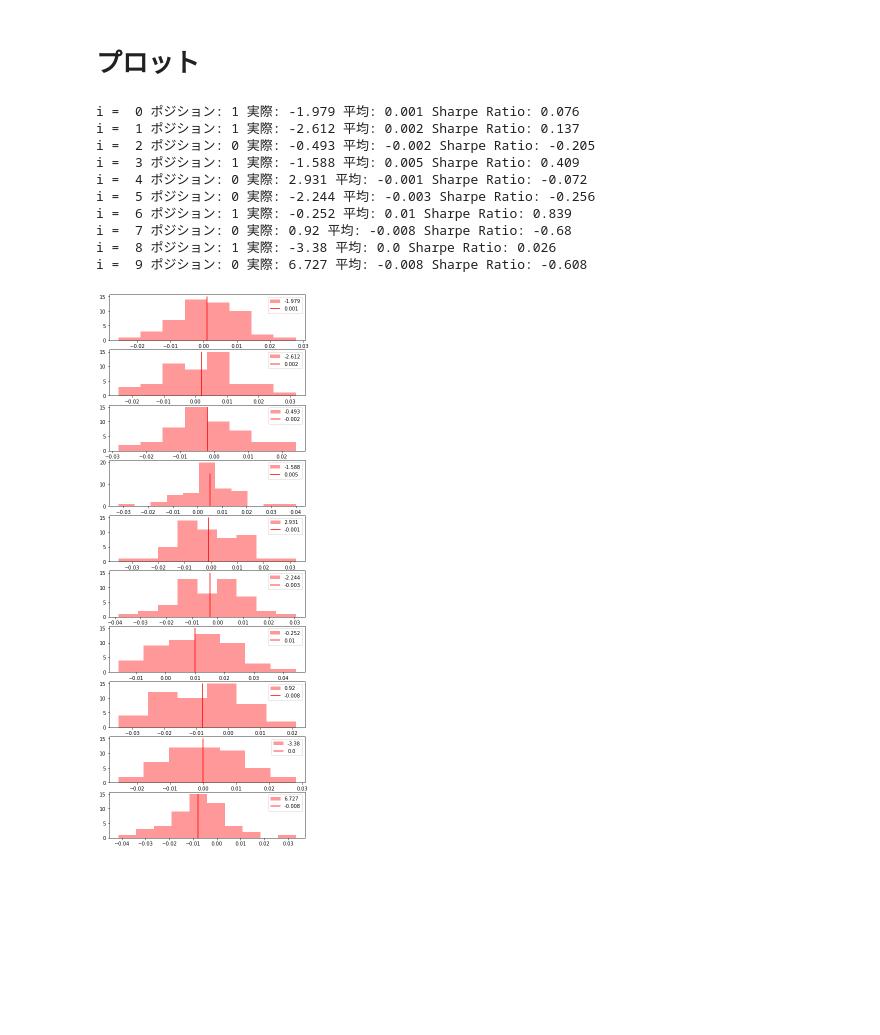
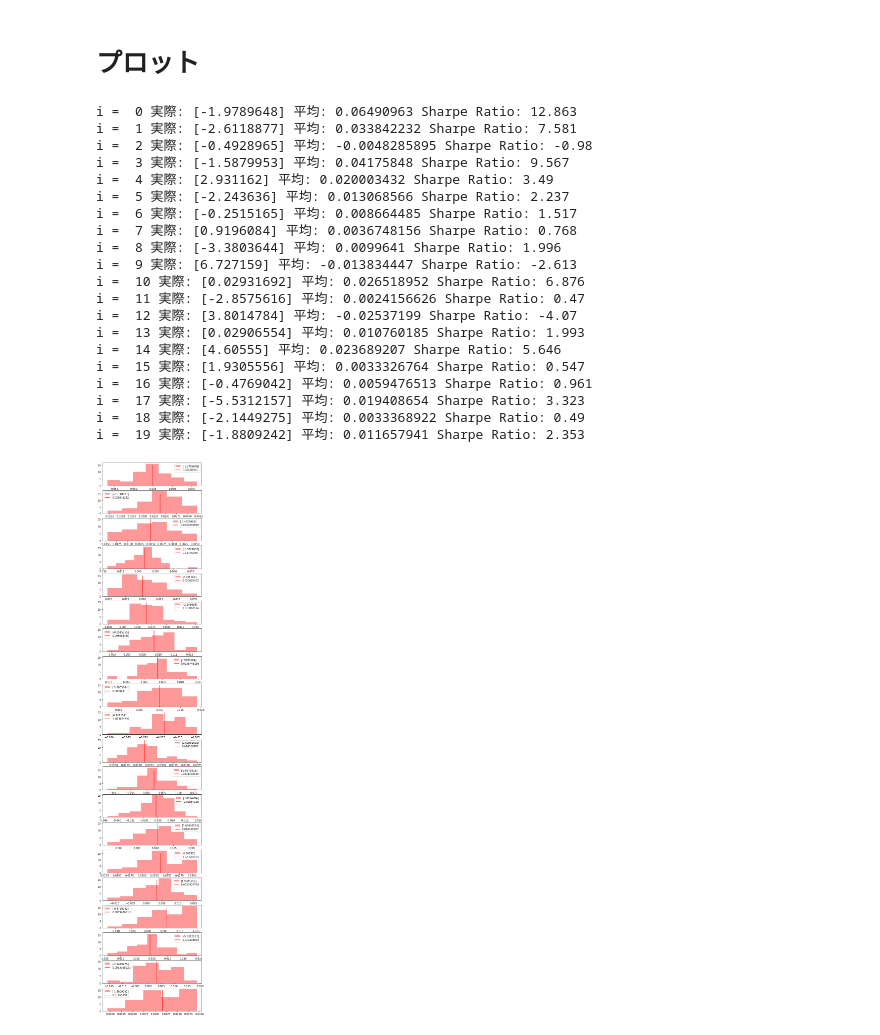
Before and after one commit to ShogoAkiyama/rltorch2, a Jupyter notebook: cnn-sentiment/qrdqn/Untitled.ipynb, the cells around one changed output. Saved outputs shown, nothing was run; the diff lists cells and outputs as text; code cells hidden in the pictures; blank space fills up the shorter version.

```diff
--- a/cnn-sentiment/qrdqn/Untitled.ipynb
+++ b/cnn-sentiment/qrdqn/Untitled.ipynb
@@ -128,28 +236,0 @@ dist_hist = np.array(dist_hist).reshape(-1, 2, 51)
-# %%
-dist_hist = []
-reward_hist = []
-action_hist = []
-epi_rewards = 0
-
-for batch in val_dl:
-    state = batch.Text1[0].to(trainer.device)
-    reward = batch.Label.to(trainer.device)
-
-    with torch.no_grad():
-        dist = trainer.model(state) * trainer.quantile_weight
-        dist_hist.append(dist.cpu().detach().numpy())
-        reward_hist.append(reward.cpu().detach().numpy()[0])
-        dist = dist[0][1].cpu().detach().numpy()
-        sr = dist.mean() / dist.std()
-        action = 0
-        if sr > 0.3:
-            action = 1
-
-        action_hist.append(action)
-
-
-    epi_rewards += (action * reward).detach().cpu().numpy().sum()
-
-print(' '*20, 'train_reward: ', epi_rewards)
-dist_hist = np.array(dist_hist).reshape(-1, 2, 51)
-action_hist = np.array(action_hist)
@@ -163,40 +238,57 @@ len(action_hist)
 # プロット
 # %%
 start = 0
-N = 10
+N = 20
 fig, ax = plt.subplots((N-start), 1, figsize=(7, (N-start)*2));
 for i in range(start, N):
     # 分布
-    sns.distplot(dist_hist[i][1], color='red', kde=False, ax=ax[i - start], label=str(reward_hist[i]))
+    if args.num_actions >= 2:
+        sns.distplot(dist_hist[i][1], color='red', kde=False, ax=ax[i - start], label=str(reward_hist[i]))
+        dist = dist_hist[i][1]
+    else:
+        sns.distplot(dist_hist[i][0], color='red', kde=False, ax=ax[i - start], label=str(reward_hist[i]))
+        dist = dist_hist[i][0]
 
-    dist = dist_hist[i][1]
 
     # 期待値
-    mean = np.round(dist.mean(), 3)
+    mean = np.round(dist.mean(), 10)
     ax[i - start].vlines(mean, ymin=0, ymax=15, color='red', label=str(mean))
+
 
     # sharpe ratio
     sr = np.round(dist.mean() / dist.std(), 3)
 
+
+
     print('i = ', i,
-              'ポジション:', dist_hist[i].mean(axis=1).argmax(),
               '実際:', reward_hist[i],
               '平均:', mean,
               'Sharpe Ratio:', sr)
 
     ax[i-start].legend()
+#     ax[i-start].set_xlim(-0.05, 0.05)
 # %% [output]
-i =  0 ポジション: 1 実際: -1.979 平均: 0.001 Sharpe Ratio: 0.076
-i =  1 ポジション: 1 実際: -2.612 平均: 0.002 Sharpe Ratio: 0.137
-i =  2 ポジション: 0 実際: -0.493 平均: -0.002 Sharpe Ratio: -0.205
-i =  3 ポジション: 1 実際: -1.588 平均: 0.005 Sharpe Ratio: 0.409
-i =  4 ポジション: 0 実際: 2.931 平均: -0.001 Sharpe Ratio: -0.072
-i =  5 ポジション: 0 実際: -2.244 平均: -0.003 Sharpe Ratio: -0.256
-i =  6 ポジション: 1 実際: -0.252 平均: 0.01 Sharpe Ratio: 0.839
-i =  7 ポジション: 0 実際: 0.92 平均: -0.008 Sharpe Ratio: -0.68
-i =  8 ポジション: 1 実際: -3.38 平均: 0.0 Sharpe Ratio: 0.026
-i =  9 ポジション: 0 実際: 6.727 平均: -0.008 Sharpe Ratio: -0.608
+i =  0 実際: [-1.9789648] 平均: 0.06490963 Sharpe Ratio: 12.863
+i =  1 実際: [-2.6118877] 平均: 0.033842232 Sharpe Ratio: 7.581
+i =  2 実際: [-0.4928965] 平均: -0.0048285895 Sharpe Ratio: -0.98
+i =  3 実際: [-1.5879953] 平均: 0.04175848 Sharpe Ratio: 9.567
+i =  4 実際: [2.931162] 平均: 0.020003432 Sharpe Ratio: 3.49
+i =  5 実際: [-2.243636] 平均: 0.013068566 Sharpe Ratio: 2.237
+i =  6 実際: [-0.2515165] 平均: 0.008664485 Sharpe Ratio: 1.517
+i =  7 実際: [0.9196084] 平均: 0.0036748156 Sharpe Ratio: 0.768
+i =  8 実際: [-3.3803644] 平均: 0.0099641 Sharpe Ratio: 1.996
+i =  9 実際: [6.727159] 平均: -0.013834447 Sharpe Ratio: -2.613
+i =  10 実際: [0.02931692] 平均: 0.026518952 Sharpe Ratio: 6.876
+i =  11 実際: [-2.8575616] 平均: 0.0024156626 Sharpe Ratio: 0.47
+i =  12 実際: [3.8014784] 平均: -0.02537199 Sharpe Ratio: -4.07
+i =  13 実際: [0.02906554] 平均: 0.010760185 Sharpe Ratio: 1.993
+i =  14 実際: [4.60555] 平均: 0.023689207 Sharpe Ratio: 5.646
+i =  15 実際: [1.9305556] 平均: 0.0033326764 Sharpe Ratio: 0.547
+i =  16 実際: [-0.4769042] 平均: 0.0059476513 Sharpe Ratio: 0.961
+i =  17 実際: [-5.5312157] 平均: 0.019408654 Sharpe Ratio: 3.323
+i =  18 実際: [-2.1449275] 平均: 0.0033368922 Sharpe Ratio: 0.49
+i =  19 実際: [-1.8809242] 平均: 0.011657941 Sharpe Ratio: 2.353
-[figure, old version]
+[figure, new version]
 # %%
 dist
 # %% [output]
```
Also changed, not shown: parts of 25 cells of this notebook, 5 other files.
